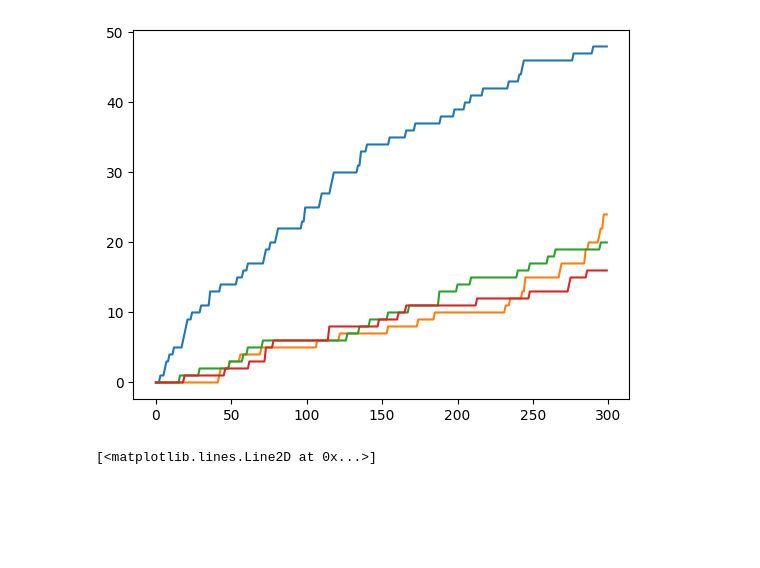
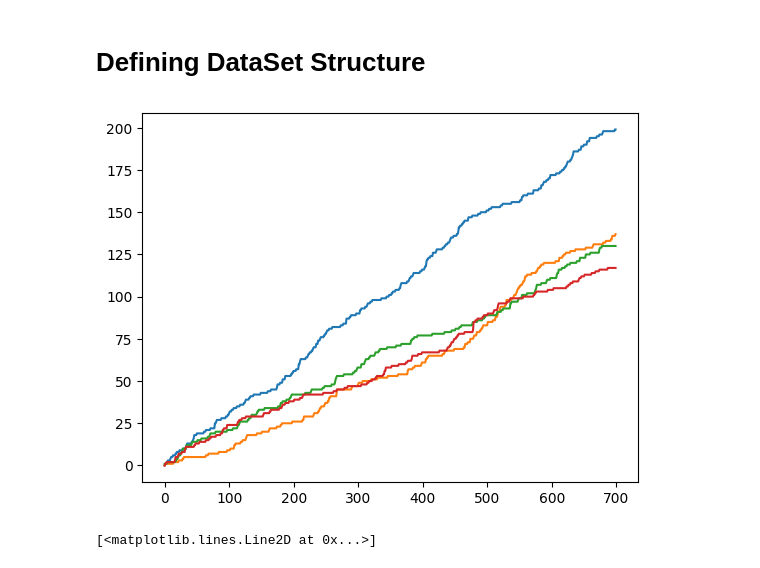
Before and after one commit to leonmyk/Spectroscopy_Hamiltonian_fitter-, a Jupyter notebook: mlp.ipynb, the cells around one changed output. Drawn from its saved outputs; the diff is of its cells as text; code cells hidden in the pictures; blank space fills up the shorter version.

```diff
--- a/mlp.ipynb
+++ b/mlp.ipynb
@@ -34,2 +138,4 @@ pred = torch.argmax(model(x), dim=1)
+# %% [markdown]
+# Defining DataSet Structure
 # %%
 
@@ -59,68 +191,74 @@ x = np.random.choice(values, p=probs, size=nro)
 
 X = np.zeros(data_points,4,300)
 # %%
+import numpy as np
 
 values = [0, 1, 2]
-probs = np.array([1 - 1/300 - 1/3000, 1/300, 1/3000])
 
-
-def get_trace(nro, init_state=0,
-              dark_rate=0.07,
-              signal_rate=0.07):
-
-    # --- sample randomness upfront ---
+def get_trace(
+    nro,
+    init_state=0,
+    dark_rate=0.163,
+    signal_rate=0.14,
+    dark_sigma=0.02,
+    signal_sigma=0.02,
+    probs=np.array([1 - 1/300 - 1/3000, 1/300, 1/3000])
+):
+    # sample flips
     flips = np.random.choice(values, size=nro, p=probs)
 
-    dark = np.random.poisson(dark_rate, size=(4, nro))
-    signal = np.random.poisson(signal_rate, size=nro)
+    # sample Gaussian-distributed Poisson rates at each time step
+    dark_K = np.random.normal(loc=dark_rate, scale=dark_sigma, size=(4, nro))
+    signal_K = np.random.normal(loc=signal_rate, scale=signal_sigma, size=nro)
 
-    # --- output ---
+    # Poisson rates must be positive
+    dark_K = np.clip(dark_K, 1e-9, None)
+    signal_K = np.clip(signal_K, 1e-9, None)
+
+    # now sample counts from Poisson with those time-dependent rates
+    dark = np.random.poisson(dark_K)
+    signal = np.random.poisson(signal_K)
+
     counts = dark.copy()
-
     s = init_state
 
     for t in range(nro):
-
-        # add signal to current state
         counts[s, t] += signal[t]
 
-        # evolve state
         f = flips[t]
 
         if f == 1:
-            # fast channel: (0<->1), (2<->3)
             if s == 0:
                 s = 1
             elif s == 1:
                 s = 0
             elif s == 2:
                 s = 3
-            elif s == 3:
+            else:
                 s = 2
 
         elif f == 2:
-            # slow channel: (0<->2), (1<->3)
             if s == 0:
                 s = 2
             elif s == 2:
                 s = 0
             elif s == 1:
                 s = 3
-            elif s == 3:
+            else:
                 s = 1
 
     return np.cumsum(counts, axis=1)
 # %%
-x = get_trace(300)
+x = get_trace(700)
 
 plt.plot(x[0])
 plt.plot(x[1])
 plt.plot(x[2])
 plt.plot(x[3])
 X_data = np.array([get_trace(300,init_state = k%4) for k in range(10000)])
 Y_data = np.array([k%4 for k in range(10000)])
 # %% [output]
-[figure, old version]
+[figure, new version]
 # %%
 plt.plot(meas_counts[0,0,0])
 plt.plot(meas_counts[0,0,1])
```
Also changed, not shown: parts of 48 cells of this notebook, 5 other files.
